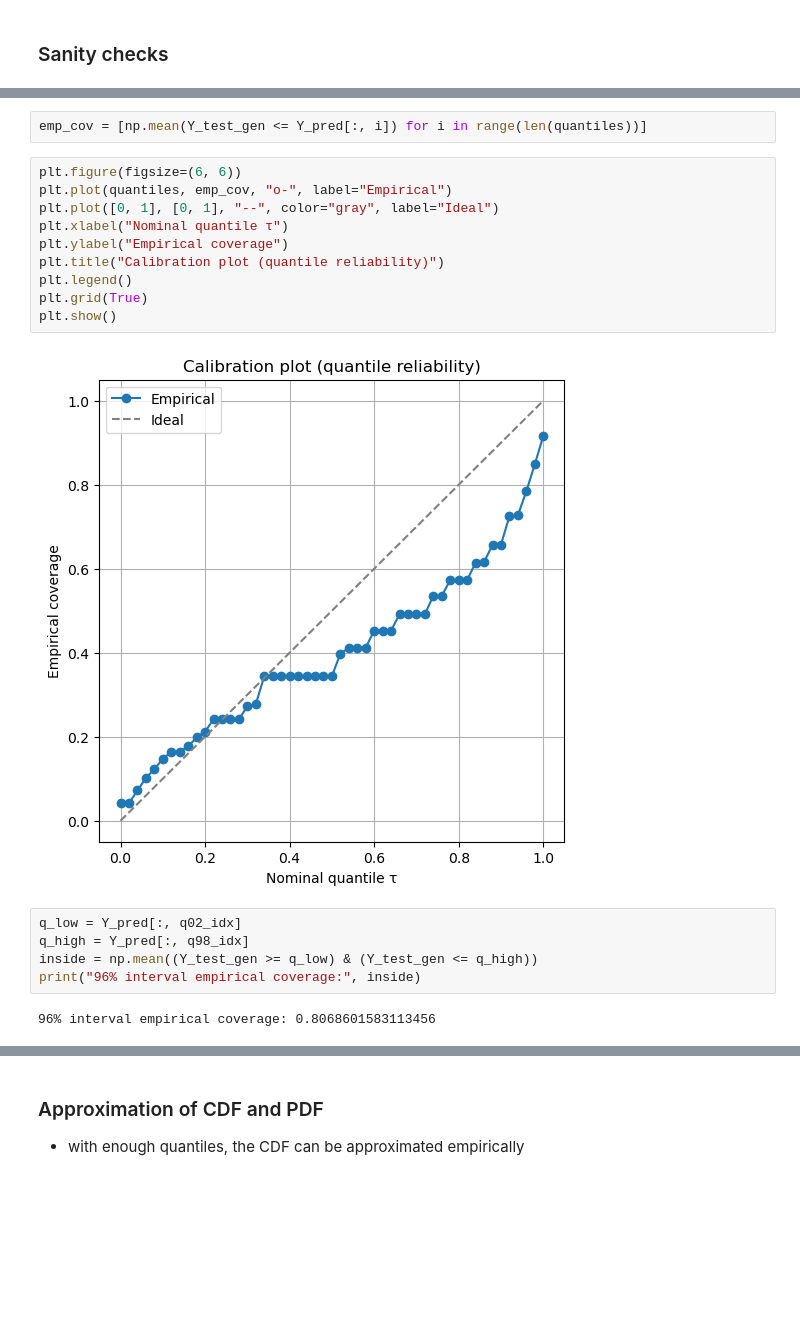
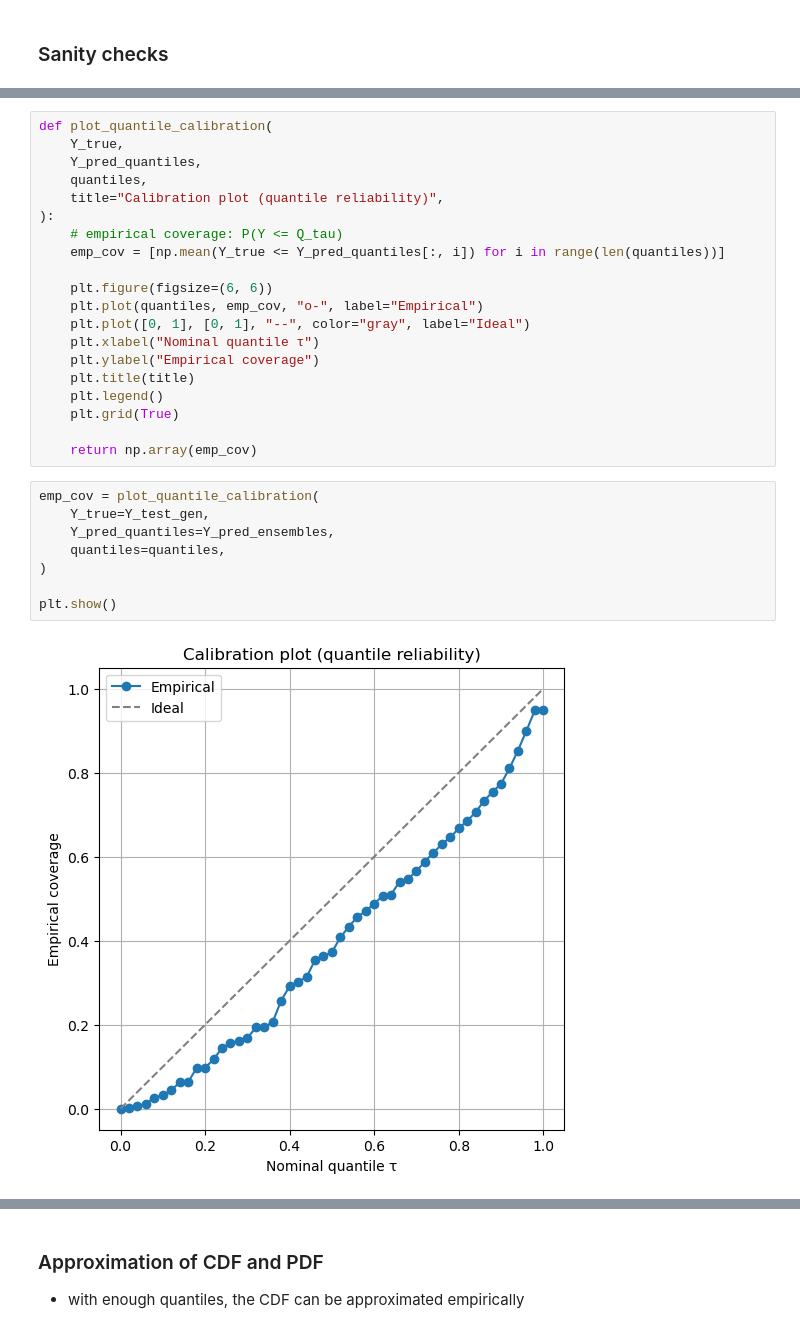
Before and after one commit to noemiwbr/master_thesis, a Jupyter notebook: notebooks/windpower_forecast_detQuantile.ipynb, the cells around one changed output, grey strips where cells are left out. Drawn from its saved outputs; the diff is of its cells as text; blank space fills up the shorter version.

```diff
--- a/notebooks/windpower_forecast_detQuantile.ipynb
+++ b/notebooks/windpower_forecast_detQuantile.ipynb
@@ -326,21 +562,30 @@ Fraction of quantile crossing violations: 0.0
+# %%
+def plot_quantile_calibration(
+    Y_true,
+    Y_pred_quantiles,
+    quantiles,
+    title="Calibration plot (quantile reliability)",
+):
+    # empirical coverage: P(Y <= Q_tau)
+    emp_cov = [np.mean(Y_true <= Y_pred_quantiles[:, i]) for i in range(len(quantiles))]
+
+    plt.figure(figsize=(6, 6))
+    plt.plot(quantiles, emp_cov, "o-", label="Empirical")
+    plt.plot([0, 1], [0, 1], "--", color="gray", label="Ideal")
+    plt.xlabel("Nominal quantile τ")
+    plt.ylabel("Empirical coverage")
+    plt.title(title)
+    plt.legend()
+    plt.grid(True)
+
+    return np.array(emp_cov)
 # %%
-emp_cov = [np.mean(Y_test_gen <= Y_pred[:, i]) for i in range(len(quantiles))]
+emp_cov = plot_quantile_calibration(
+    Y_true=Y_test_gen,
+    Y_pred_quantiles=Y_pred_ensembles,
+    quantiles=quantiles,
+)
+
+plt.show()
+# %% [output]
+[figure, added]
-# %%
-plt.figure(figsize=(6, 6))
-plt.plot(quantiles, emp_cov, "o-", label="Empirical")
-plt.plot([0, 1], [0, 1], "--", color="gray", label="Ideal")
-plt.xlabel("Nominal quantile τ")
-plt.ylabel("Empirical coverage")
-plt.title("Calibration plot (quantile reliability)")
-plt.legend()
-plt.grid(True)
-plt.show()
-# %% [output]
-[figure, removed]
-# %%
-q_low = Y_pred[:, q02_idx]
-q_high = Y_pred[:, q98_idx]
-inside = np.mean((Y_test_gen >= q_low) & (Y_test_gen <= q_high))
-print("96% interval empirical coverage:", inside)
-# %% [output]
-96% interval empirical coverage: 0.8068601583113456
```
Also changed, not shown: parts of 45 cells of this notebook, 1 other file.
